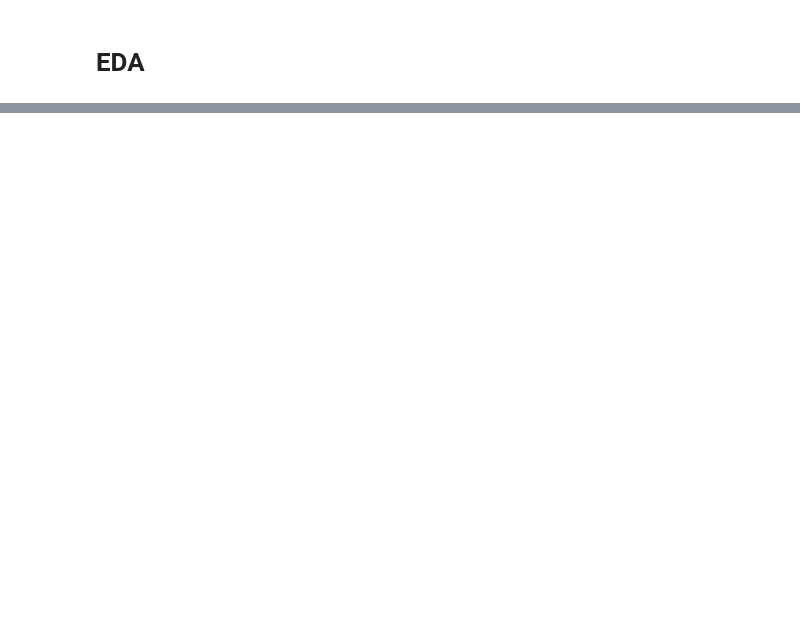
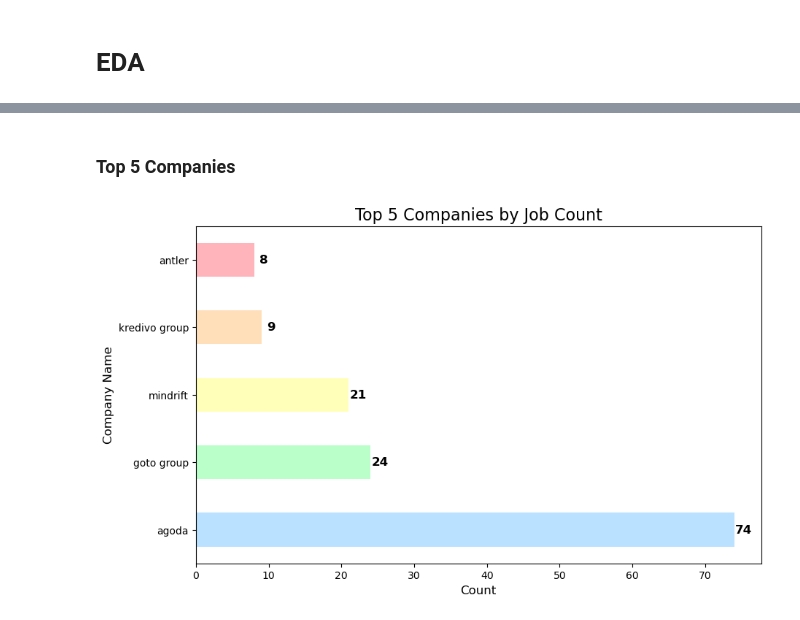
Before and after one commit to rsakadewa7/p2-hck-022-final-project-group-03, a Jupyter notebook: EDA.ipynb, the cells around one changed output, grey strips where cells are left out. Cells and saved outputs as stored; diff of their text form; code cells hidden in the pictures; blank space fills up the shorter version.

```diff
--- a/EDA.ipynb
+++ b/EDA.ipynb
@@ -44,0 +113,17 @@ Passing `palette` without assigning `hue` is deprecated and will be removed in v
+# %% [markdown]
+### Top 5 Companies
+# %%
+# Get the top 5 companies by job count
+top_5_companies = df['company_name'].value_counts().head()
+
+# Plot the top 5 companies as a horizontal bar chart
+plt.figure(figsize=(10, 6))
+ax=top_5_companies.plot(kind='barh', color=['#bae1ff', '#baffc9', '#ffffba', '#ffdfba', '#ffb3ba'])
+plt.title('Top 5 Companies by Job Count',fontsize=16)
+plt.xlabel('Count',fontsize=12)
+plt.ylabel('Company Name',fontsize=12)
+for i in ax.patches: plt.text(i.get_width() + 1.3, i.get_y() + i.get_height() / 2, str(int(i.get_width())),
+                               fontsize=12, fontweight='bold', ha='center', va='center')
+plt.show()
+# %% [output]
+[figure, added]
```
Also changed, not shown: parts of 24 cells of this notebook, 4 other files.
